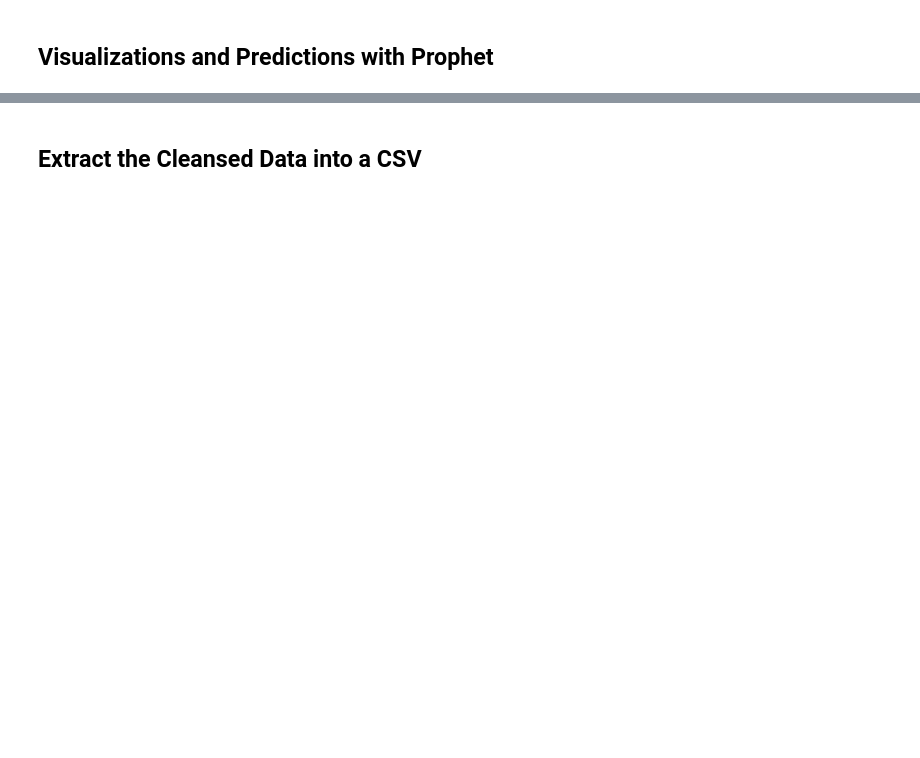
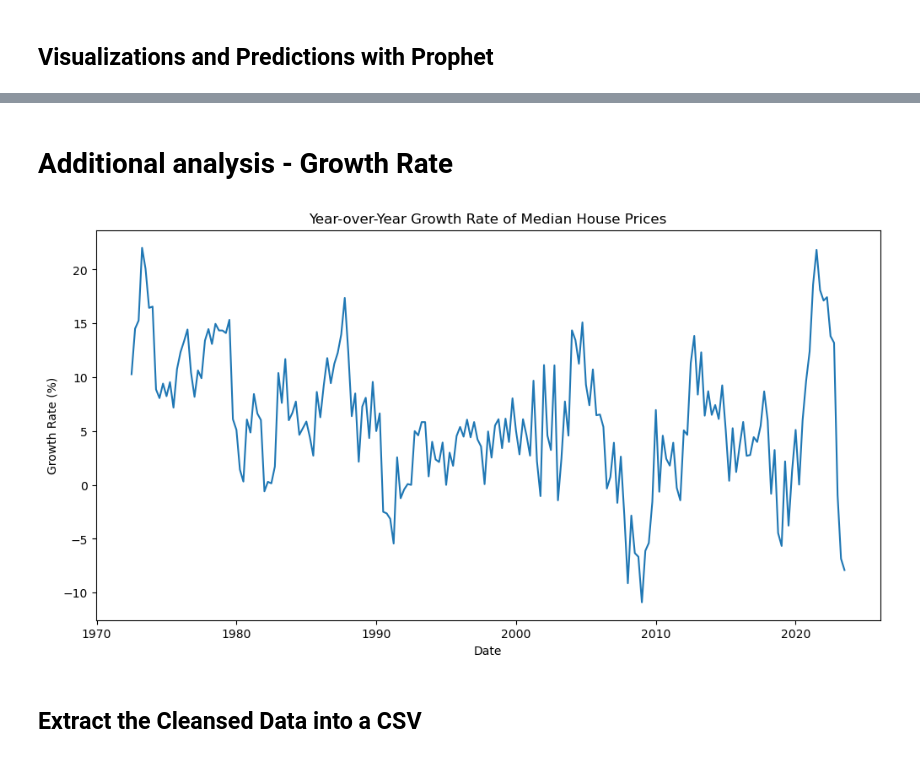
Before and after one commit to juanlavieri/housing_currency, a Jupyter notebook: Housing_Prices_Analysis.ipynb, the cells around one changed output, grey strips where cells are left out. Cells and saved outputs as stored; diff of their text form; code cells hidden in the pictures; blank space fills up the shorter version.

```diff
--- a/Housing_Prices_Analysis.ipynb
+++ b/Housing_Prices_Analysis.ipynb
@@ -25,3 +108,18 @@
+# %% [markdown]
+# Additional analysis - Growth Rate
+# %%
+# Calculate year-over-year growth rate and store it as a new dataframe
+housing_prices_yoy_df = housing_prices_df[['DATE', 'MSPUS']].copy()
+housing_prices_yoy_df['YoY Growth'] = housing_prices_yoy_df['MSPUS'].pct_change(periods=4) * 100
+# Plot the growth rate
+plt.figure(figsize=(12, 6))
+plt.plot(housing_prices_yoy_df['DATE'], housing_prices_yoy_df['YoY Growth'])
+plt.title('Year-over-Year Growth Rate of Median House Prices')
+plt.xlabel('Date')
+plt.ylabel('Growth Rate (%)')
+plt.show()
+# %% [output]
+[figure, added]
 # %% [markdown]
 ## Extract the Cleansed Data into a CSV
 # %%
```
Also changed, not shown: parts of 10 cells of this notebook, 5 other files.
